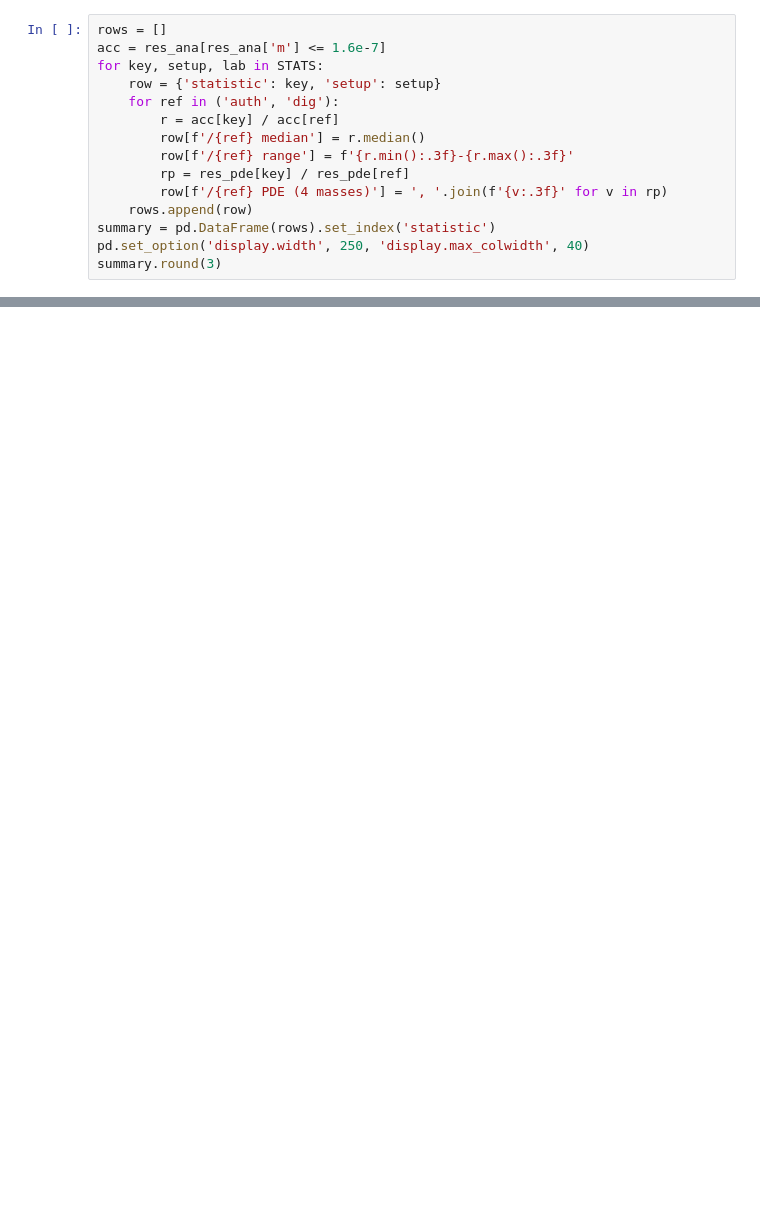
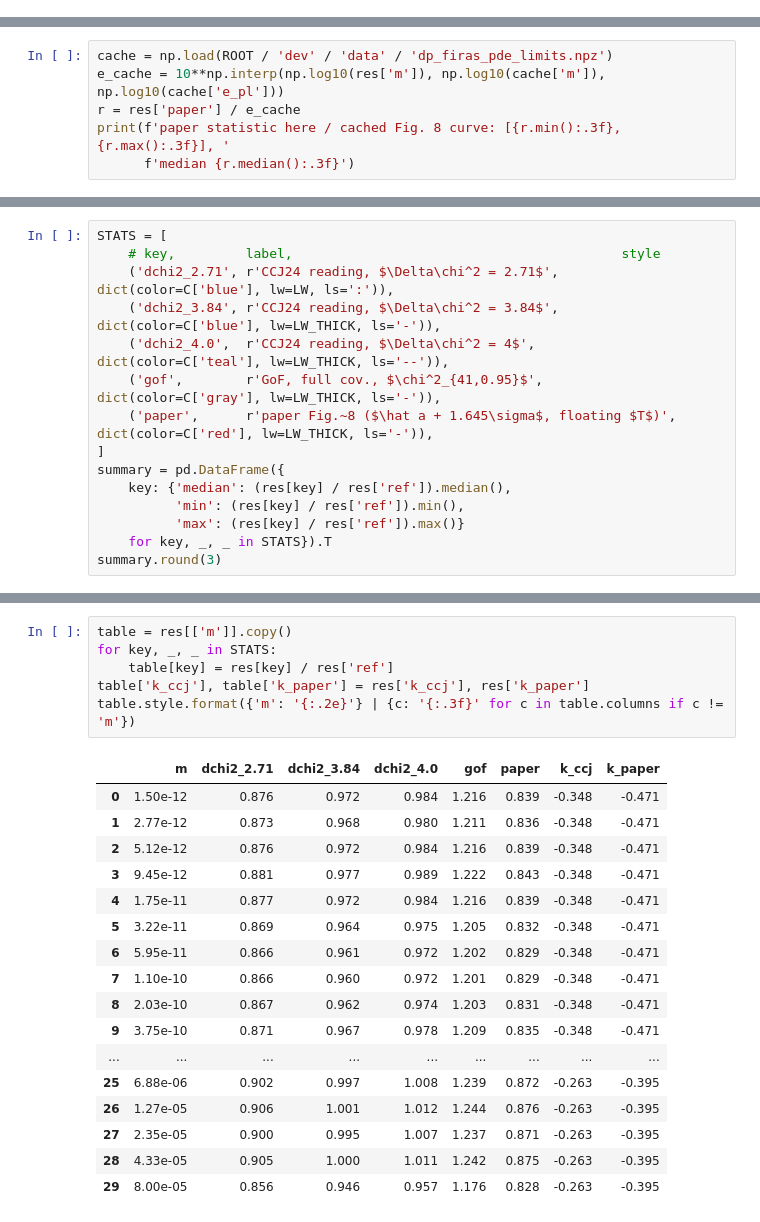
Before and after one commit to bakerem/spectroxide, a Jupyter notebook: notebooks/observational/dp_firas_limit_conventions.ipynb, the cells around one changed output, grey strips where cells are left out. Drawn from its saved outputs; the diff is of its cells as text; blank space fills up the shorter version.

```diff
--- a/notebooks/observational/dp_firas_limit_conventions.ipynb
+++ b/notebooks/observational/dp_firas_limit_conventions.ipynb
@@ -530,15 +0,0 @@ slightly different masses. Away from it the ratios are flat to about 2%.
-# %%
-rows = []
-acc = res_ana[res_ana['m'] <= 1.6e-7]
-for key, setup, lab in STATS:
-    row = {'statistic': key, 'setup': setup}
-    for ref in ('auth', 'dig'):
-        r = acc[key] / acc[ref]
-        row[f'/{ref} median'] = r.median()
-        row[f'/{ref} range'] = f'{r.min():.3f}-{r.max():.3f}'
-        rp = res_pde[key] / res_pde[ref]
-        row[f'/{ref} PDE (4 masses)'] = ', '.join(f'{v:.3f}' for v in rp)
-    rows.append(row)
-summary = pd.DataFrame(rows).set_index('statistic')
-pd.set_option('display.width', 250, 'display.max_colwidth', 40)
-summary.round(3)
@@ -788,0 +178,6 @@ curve to within the 3.3% scatter between the two copies of that curve.
+# %%
+cache = np.load(ROOT / 'dev' / 'data' / 'dp_firas_pde_limits.npz')
+e_cache = 10**np.interp(np.log10(res['m']), np.log10(cache['m']), np.log10(cache['e_pl']))
+r = res['paper'] / e_cache
+print(f'paper statistic here / cached Fig. 8 curve: [{r.min():.3f}, {r.max():.3f}], '
+      f'median {r.median():.3f}')
@@ -788,0 +190,15 @@ curve to within the 3.3% scatter between the two copies of that curve.
+# %%
+STATS = [
+    # key,         label,                                          style
+    ('dchi2_2.71', r'CCJ24 reading, $\Delta\chi^2 = 2.71$',         dict(color=C['blue'], lw=LW, ls=':')),
+    ('dchi2_3.84', r'CCJ24 reading, $\Delta\chi^2 = 3.84$',         dict(color=C['blue'], lw=LW_THICK, ls='-')),
+    ('dchi2_4.0',  r'CCJ24 reading, $\Delta\chi^2 = 4$',            dict(color=C['teal'], lw=LW_THICK, ls='--')),
+    ('gof',        r'GoF, full cov., $\chi^2_{41,0.95}$',           dict(color=C['gray'], lw=LW_THICK, ls='-')),
+    ('paper',      r'paper Fig.~8 ($\hat a + 1.645\sigma$, floating $T$)', dict(color=C['red'], lw=LW_THICK, ls='-')),
+]
+summary = pd.DataFrame({
+    key: {'median': (res[key] / res['ref']).median(),
+          'min': (res[key] / res['ref']).min(),
+          'max': (res[key] / res['ref']).max()}
+    for key, _, _ in STATS}).T
+summary.round(3)
@@ -788,0 +212,24 @@ curve to within the 3.3% scatter between the two copies of that curve.
+# %%
+table = res[['m']].copy()
+for key, _, _ in STATS:
+    table[key] = res[key] / res['ref']
+table['k_ccj'], table['k_paper'] = res['k_ccj'], res['k_paper']
+table.style.format({'m': '{:.2e}'} | {c: '{:.3f}' for c in table.columns if c != 'm'})
+# %% [output]
+|  | m | dchi2_2.71 | dchi2_3.84 | dchi2_4.0 | gof | paper | k_ccj | k_paper |
+| 0 | 1.50e-12 | 0.876 | 0.972 | 0.984 | 1.216 | 0.839 | -0.348 | -0.471 |
+| 1 | 2.77e-12 | 0.873 | 0.968 | 0.980 | 1.211 | 0.836 | -0.348 | -0.471 |
+| 2 | 5.12e-12 | 0.876 | 0.972 | 0.984 | 1.216 | 0.839 | -0.348 | -0.471 |
+| 3 | 9.45e-12 | 0.881 | 0.977 | 0.989 | 1.222 | 0.843 | -0.348 | -0.471 |
+| 4 | 1.75e-11 | 0.877 | 0.972 | 0.984 | 1.216 | 0.839 | -0.348 | -0.471 |
+| 5 | 3.22e-11 | 0.869 | 0.964 | 0.975 | 1.205 | 0.832 | -0.348 | -0.471 |
+| 6 | 5.95e-11 | 0.866 | 0.961 | 0.972 | 1.202 | 0.829 | -0.348 | -0.471 |
+| 7 | 1.10e-10 | 0.866 | 0.960 | 0.972 | 1.201 | 0.829 | -0.348 | -0.471 |
+| 8 | 2.03e-10 | 0.867 | 0.962 | 0.974 | 1.203 | 0.831 | -0.348 | -0.471 |
+| 9 | 3.75e-10 | 0.871 | 0.967 | 0.978 | 1.209 | 0.835 | -0.348 | -0.471 |
+| ... | ... | ... | ... | ... | ... | ... | ... | ... |
+| 25 | 6.88e-06 | 0.902 | 0.997 | 1.008 | 1.239 | 0.872 | -0.263 | -0.395 |
+| 26 | 1.27e-05 | 0.906 | 1.001 | 1.012 | 1.244 | 0.876 | -0.263 | -0.395 |
+| 27 | 2.35e-05 | 0.900 | 0.995 | 1.007 | 1.237 | 0.871 | -0.263 | -0.395 |
+| 28 | 4.33e-05 | 0.905 | 1.000 | 1.011 | 1.242 | 0.875 | -0.263 | -0.395 |
+| 29 | 8.00e-05 | 0.856 | 0.946 | 0.957 | 1.176 | 0.828 | -0.263 | -0.395 |
```
Also changed, not shown: parts of 40 cells of this notebook, 21 other files.
